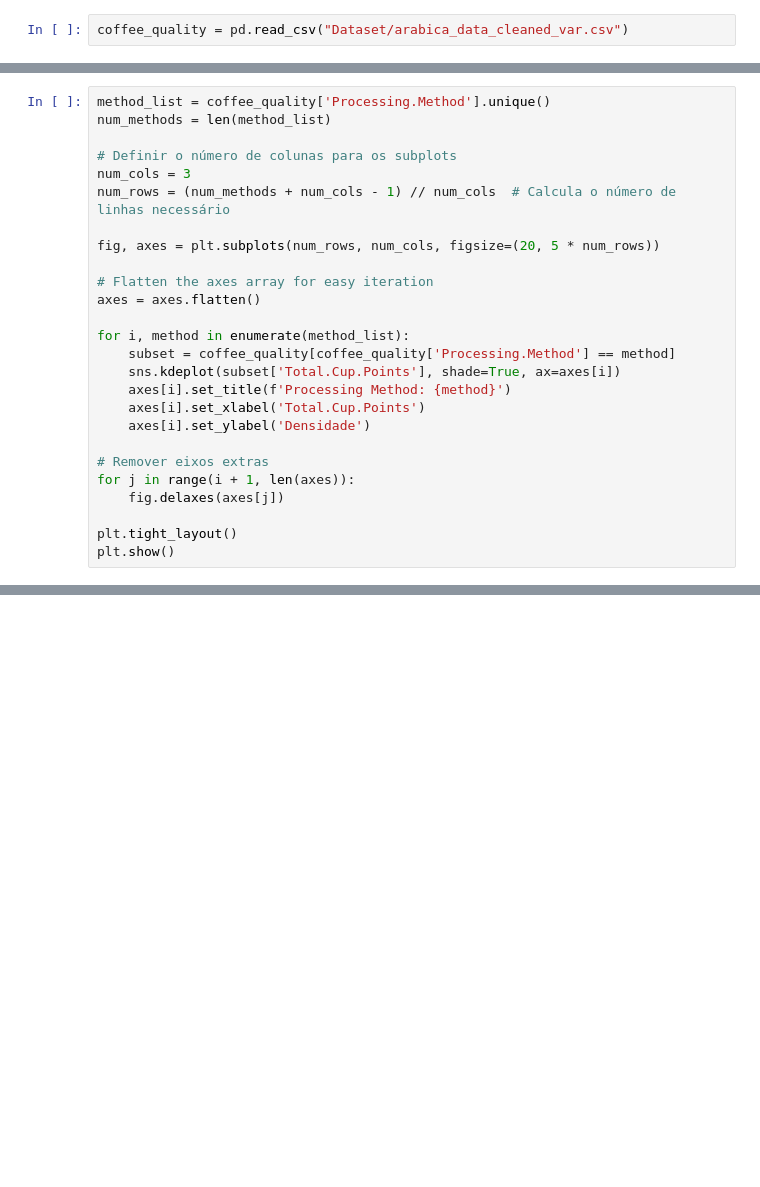
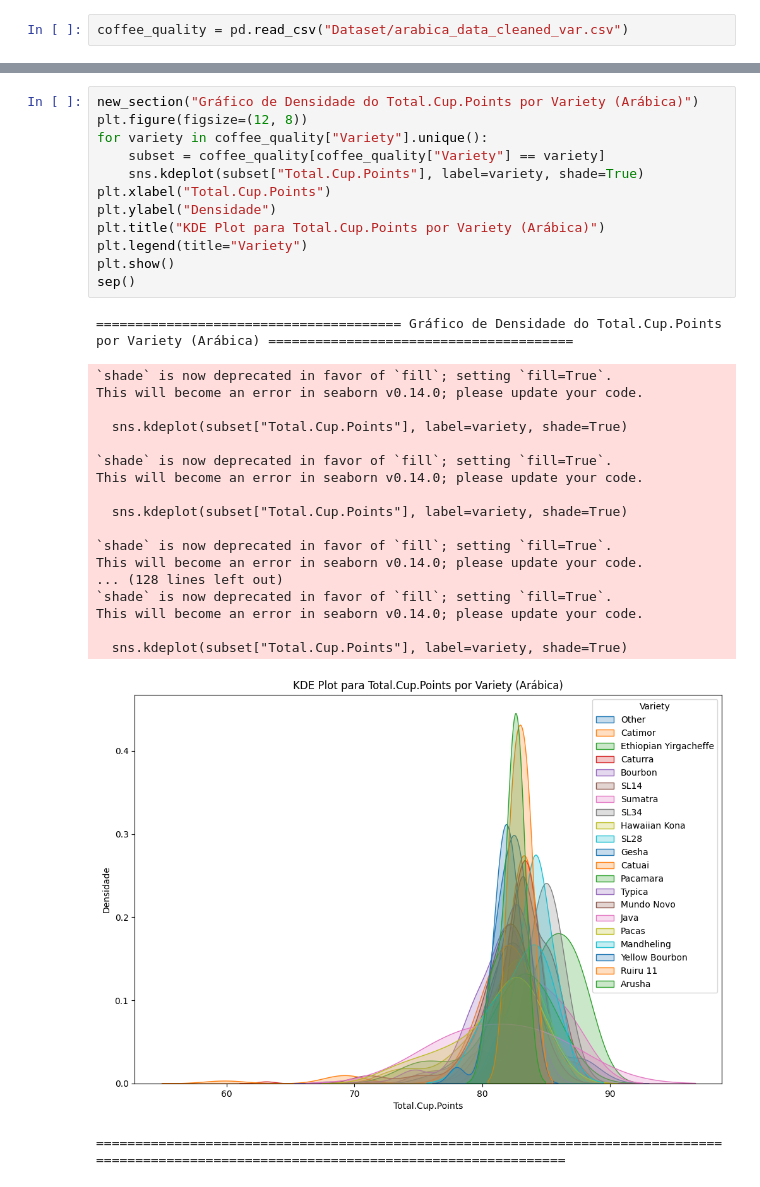
Before and after one commit to IsabelaYabe/coffee_quality_ME, a Jupyter notebook: analise_exploratoria_arabica.ipynb, the cells around one changed output, grey strips where cells are left out. Drawn from its saved outputs; the diff is of its cells as text; blank space fills up the shorter version.

```diff
--- a/analise_exploratoria_arabica.ipynb
+++ b/analise_exploratoria_arabica.ipynb
@@ -369,26 +18,0 @@ NameError: name 'variety' is not defined
-# %%
-method_list = coffee_quality['Processing.Method'].unique()
-num_methods = len(method_list)
-
-# Definir o número de colunas para os subplots
-num_cols = 3
-num_rows = (num_methods + num_cols - 1) // num_cols  # Calcula o número de linhas necessário
-
-fig, axes = plt.subplots(num_rows, num_cols, figsize=(20, 5 * num_rows))
-
-# Flatten the axes array for easy iteration
-axes = axes.flatten()
-
-for i, method in enumerate(method_list):
-    subset = coffee_quality[coffee_quality['Processing.Method'] == method]
-    sns.kdeplot(subset['Total.Cup.Points'], shade=True, ax=axes[i])
-    axes[i].set_title(f'Processing Method: {method}')
-    axes[i].set_xlabel('Total.Cup.Points')
-    axes[i].set_ylabel('Densidade')
-
-# Remover eixos extras
-for j in range(i + 1, len(axes)):
-    fig.delaxes(axes[j])
-
-plt.tight_layout()
-plt.show()
@@ -532,0 +102,33 @@ plt.show()
+# %%
+new_section("Gráfico de Densidade do Total.Cup.Points por Variety (Arábica)")
+plt.figure(figsize=(12, 8))
+for variety in coffee_quality["Variety"].unique():
+    subset = coffee_quality[coffee_quality["Variety"] == variety]
+    sns.kdeplot(subset["Total.Cup.Points"], label=variety, shade=True)
+plt.xlabel("Total.Cup.Points")
+plt.ylabel("Densidade")
+plt.title("KDE Plot para Total.Cup.Points por Variety (Arábica)")
+plt.legend(title="Variety")
+plt.show()
+sep()
+# %% [output]
+======================================= Gráfico de Densidade do Total.Cup.Points por Variety (Arábica) =======================================
+`shade` is now deprecated in favor of `fill`; setting `fill=True`.
+This will become an error in seaborn v0.14.0; please update your code.
+
+  sns.kdeplot(subset["Total.Cup.Points"], label=variety, shade=True)
+
+`shade` is now deprecated in favor of `fill`; setting `fill=True`.
+This will become an error in seaborn v0.14.0; please update your code.
+
+  sns.kdeplot(subset["Total.Cup.Points"], label=variety, shade=True)
+
+`shade` is now deprecated in favor of `fill`; setting `fill=True`.
+This will become an error in seaborn v0.14.0; please update your code.
+... (128 lines left out)
+`shade` is now deprecated in favor of `fill`; setting `fill=True`.
+This will become an error in seaborn v0.14.0; please update your code.
+
+  sns.kdeplot(subset["Total.Cup.Points"], label=variety, shade=True)
+[figure, added]
+============================================================================================================================================
```
Also changed, not shown: parts of 40 cells of this notebook, 33 other files.
